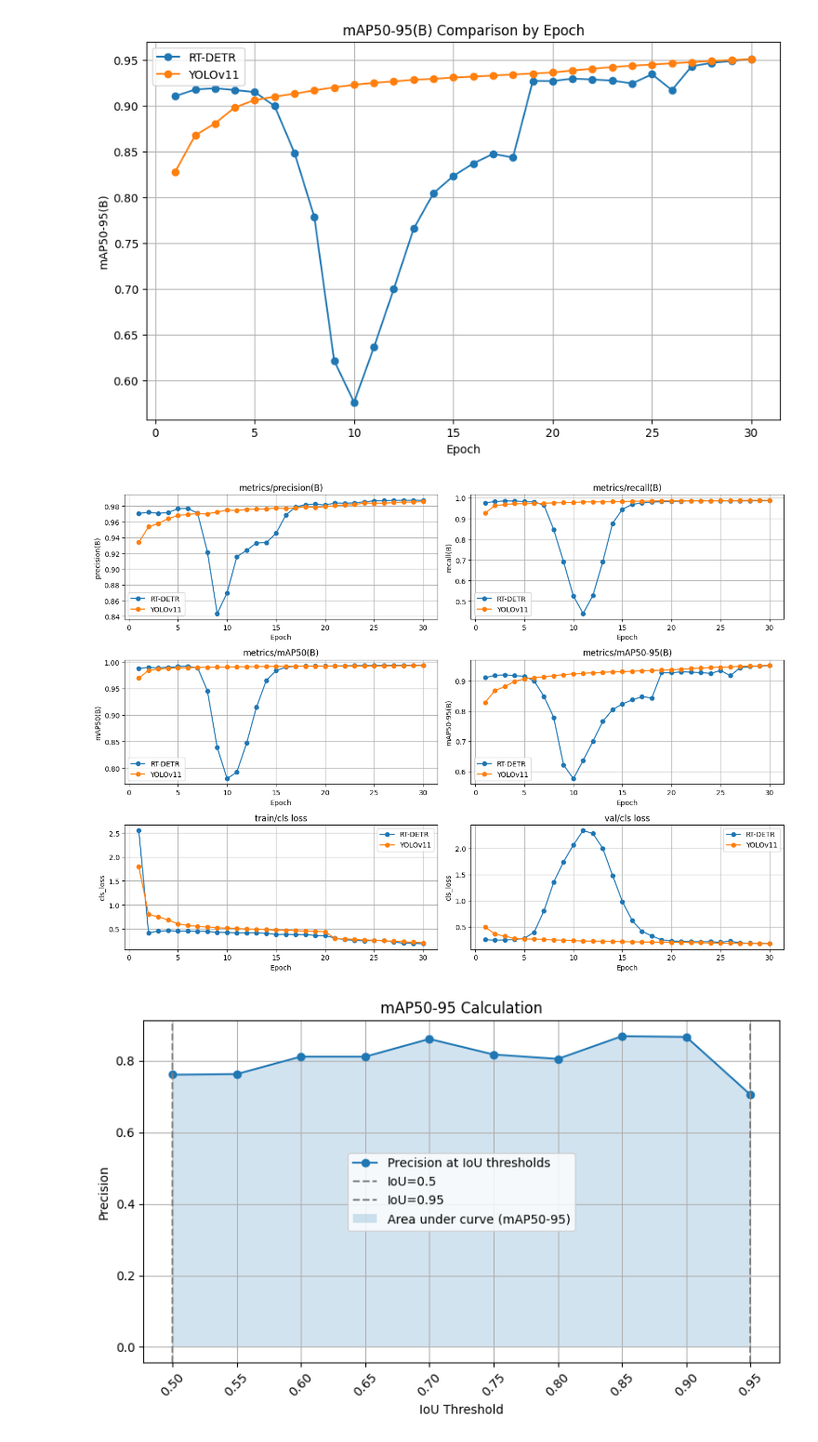
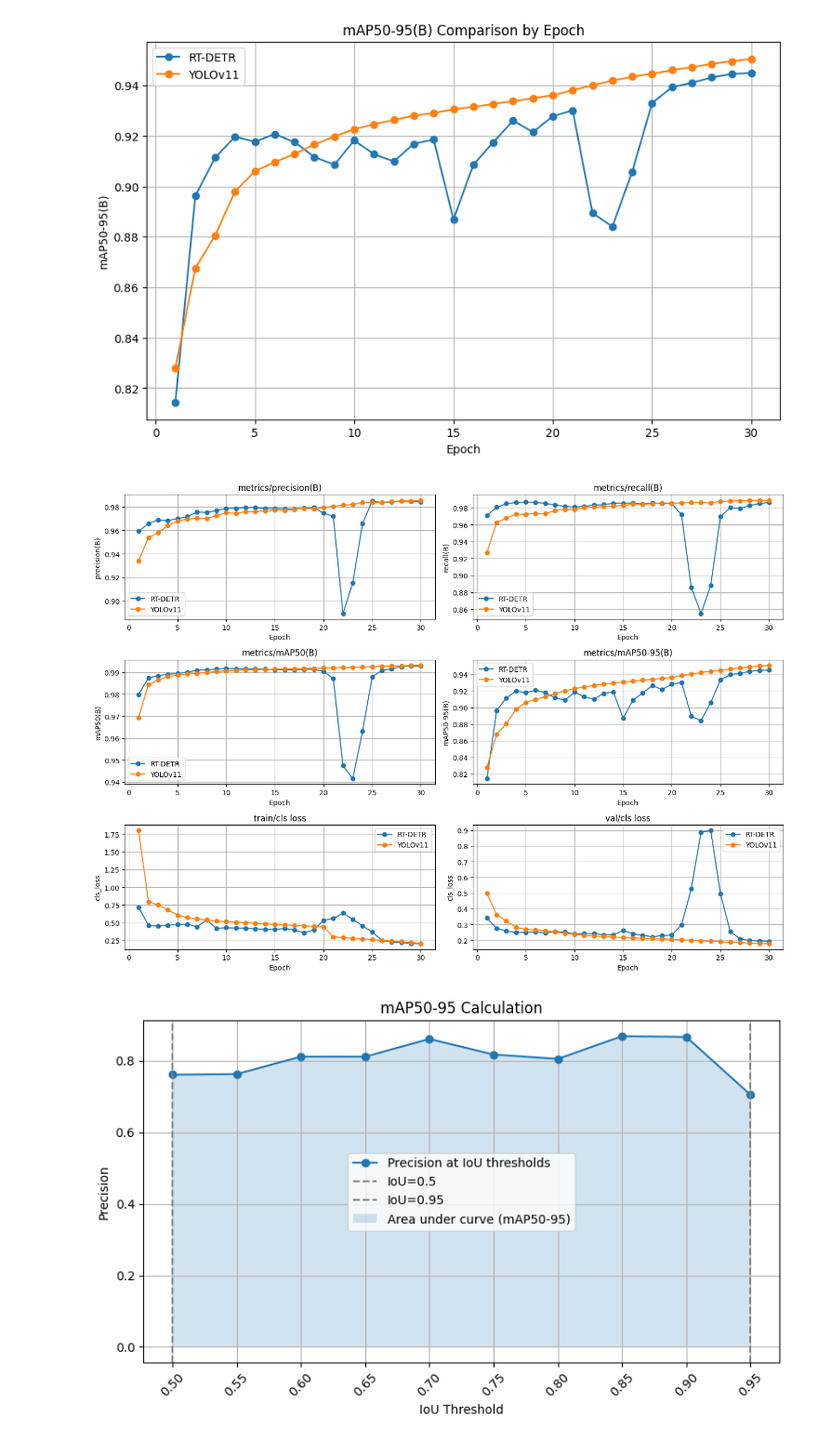
Before and after one commit to Im-Wali/korea_wildlife_object_detection, a Jupyter notebook: utils/draw_graph.ipynb, the cells around one changed output. Shown at 93% size. Saved outputs shown, nothing was run; the diff lists cells and outputs as text; code cells hidden in the pictures.

```diff
--- a/utils/draw_graph.ipynb
+++ b/utils/draw_graph.ipynb
@@ -23,7 +19,7 @@ import pandas as pd
 import matplotlib.pyplot as plt
 
 # 데이터 로드
-file_rtdetr = '../result/results_rtdetr_30.csv'
+file_rtdetr = '../result/results_rtdetr_30_2.csv'
 file_yolov11 = '../result/results_yolov11_30.csv'
 
 # CSV 파일 읽기
@@ -34,35 +30,35 @@ df_yolov11 = pd.read_csv(file_yolov11)
 plt.figure(figsize=(10, 6))
 plt.plot(df_rtdetr['epoch'], df_rtdetr['metrics/mAP50-95(B)'], label='RT-DETR', marker='o')
 plt.plot(df_yolov11['epoch'], df_yolov11['metrics/mAP50-95(B)'], label='YOLOv11', marker='o')
 plt.xlabel('Epoch')
 plt.ylabel('mAP50-95(B)')
 plt.title('mAP50-95(B) Comparison by Epoch')
 plt.legend()
 plt.grid()
 plt.savefig('../result/mAP50-95_comparison.png')  # 그래프 저장
 plt.show()
 
 # Precision, Recall, mAP50, mAP50-95, train/l1_loss, val/l1_loss epoch 별 그래프
 columns = ['metrics/precision(B)', 'metrics/recall(B)', 'metrics/mAP50(B)',
            'metrics/mAP50-95(B)', 'train/cls_loss', 'val/cls_loss']
 
 plt.figure(figsize=(14, 10))
 for i, col in enumerate(columns, 1):
     plt.subplot(3, 2, i)
     plt.plot(df_rtdetr['epoch'], df_rtdetr[col], label='RT-DETR', marker='o')
     plt.plot(df_yolov11['epoch'], df_yolov11[col], label='YOLOv11', marker='o')
     plt.xlabel('Epoch')
     plt.ylabel(col.split('/')[-1])  # 간단한 축 라벨
     plt.title(col.replace('_', ' '))  # 제목에 언더스코어 제거
     plt.legend()
     plt.grid()
 
 plt.tight_layout()
 plt.savefig('../result/epoch_comparison_metrics.png')  # 여러 그래프 저장
 plt.show()
 # %% [output]
-[figure, old version]
+[figure, new version]
-[figure, old version]
+[figure, new version]
 # %%
 import matplotlib.pyplot as plt
 import numpy as np
```
Also changed, not shown: parts of 2 cells of this notebook, 23 other files.
